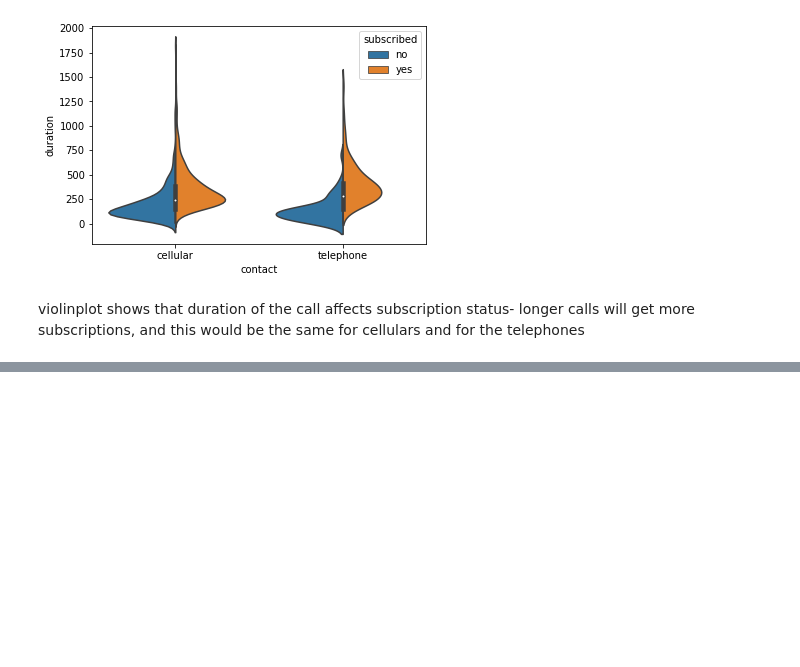
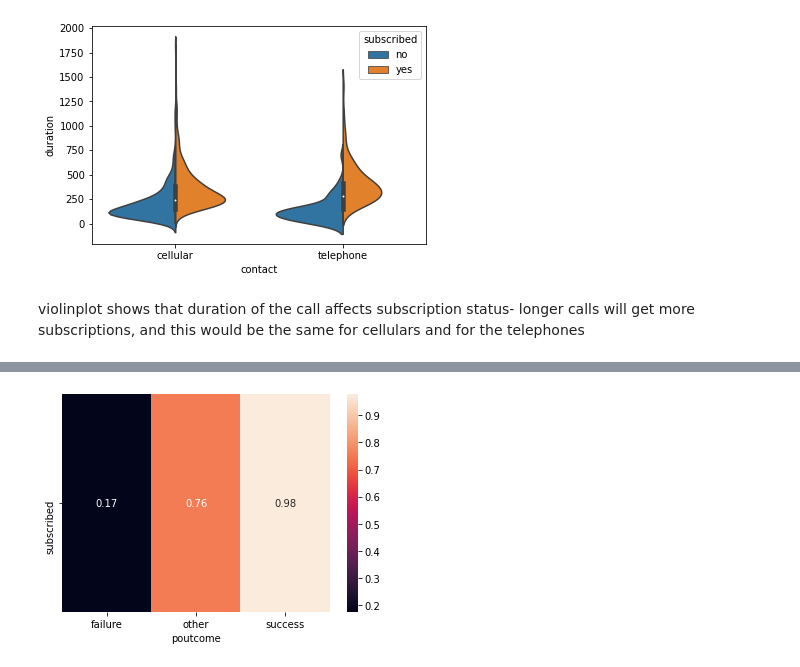
Before and after one commit to mandricic/CS5062, a Jupyter notebook: etivity1.ipynb, the cells around one changed output, grey strips where cells are left out. Saved outputs shown, nothing was run; the diff lists cells and outputs as text; code cells hidden in the pictures; blank space fills up the shorter version.

```diff
--- a/etivity1.ipynb
+++ b/etivity1.ipynb
@@ -137,0 +141,8 @@ violinplot shows that duration of the call affects subscription status- longer c
+# %%
+pivot_table_LCG = df.pivot_table(values='subscribed',
+                           columns='poutcome',
+                           aggfunc=lambda x: x.map({'yes':1, 'no':0}).mean())
+sns.heatmap(pivot_table_LCG, annot=True)
+plt.show()
+# %% [output]
+[figure, added]
```
Also changed, not shown: parts of 5 cells of this notebook.
